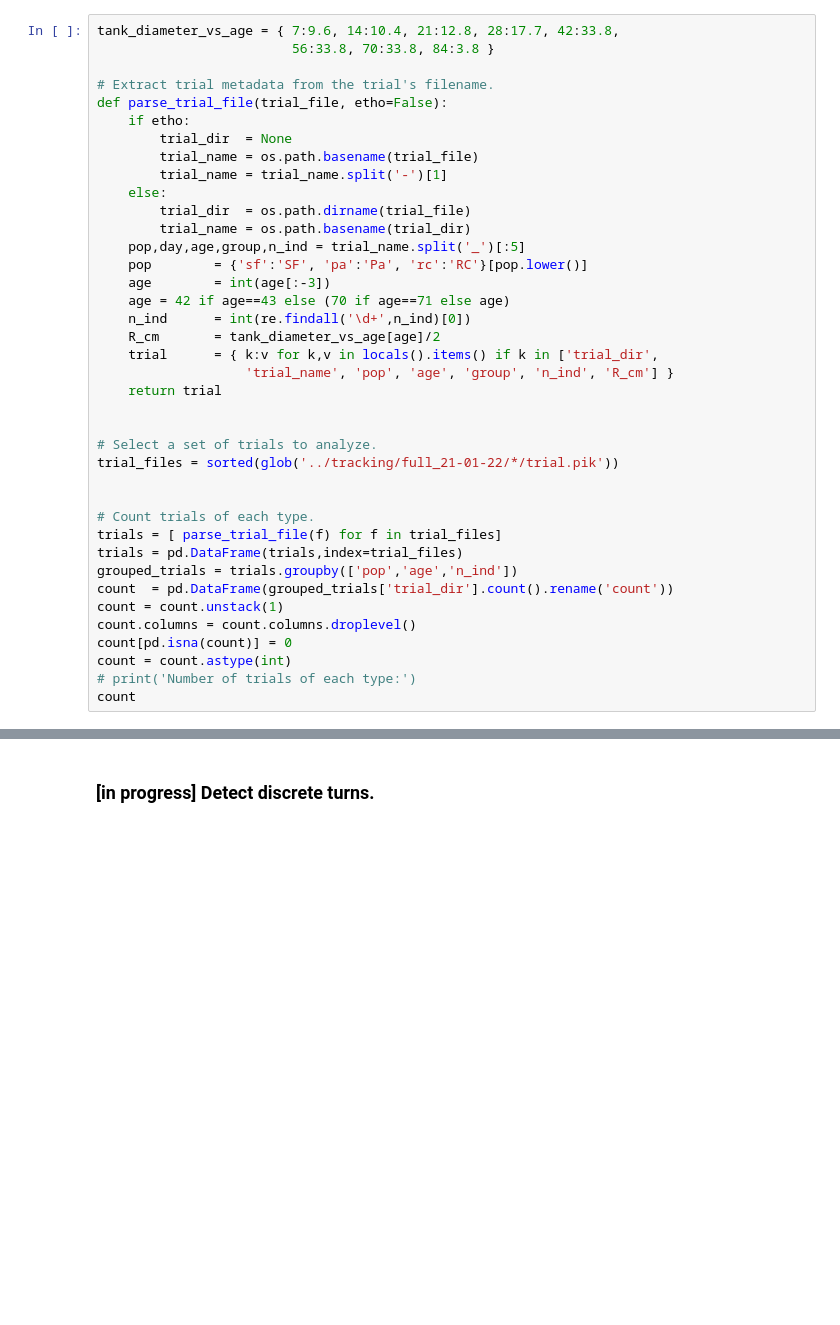
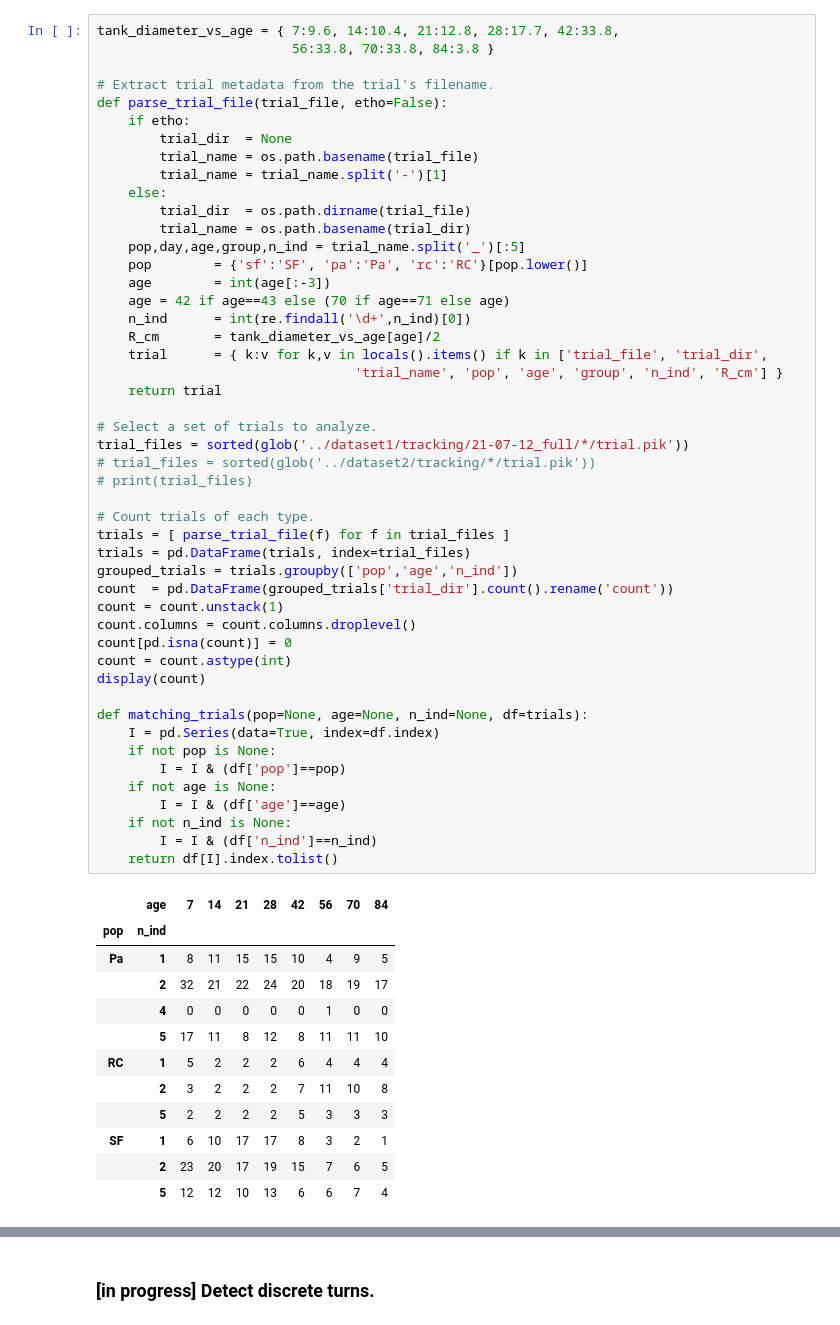
Before and after one commit to yffily/trilab-tracker, a Jupyter notebook: analyze.ipynb, the cells around one changed output, grey strips where cells are left out. Saved outputs shown, nothing was run; the diff lists cells and outputs as text; blank space fills up the shorter version.

```diff
--- a/analyze.ipynb
+++ b/analyze.ipynb
@@ -26,40 +31,62 @@ Prepare a dictionary of trials to analyze with basic info for each (path to tria
 # %%
 tank_diameter_vs_age = { 7:9.6, 14:10.4, 21:12.8, 28:17.7, 42:33.8,
                          56:33.8, 70:33.8, 84:3.8 }
 
 # Extract trial metadata from the trial's filename.
 def parse_trial_file(trial_file, etho=False):
     if etho:
         trial_dir  = None
         trial_name = os.path.basename(trial_file)
         trial_name = trial_name.split('-')[1]
     else:
         trial_dir  = os.path.dirname(trial_file)
         trial_name = os.path.basename(trial_dir)
     pop,day,age,group,n_ind = trial_name.split('_')[:5]
     pop        = {'sf':'SF', 'pa':'Pa', 'rc':'RC'}[pop.lower()]
     age        = int(age[:-3])
     age = 42 if age==43 else (70 if age==71 else age)
     n_ind      = int(re.findall('\d+',n_ind)[0])
     R_cm       = tank_diameter_vs_age[age]/2
-    trial      = { k:v for k,v in locals().items() if k in ['trial_dir',
-                   'trial_name', 'pop', 'age', 'group', 'n_ind', 'R_cm'] }
+    trial      = { k:v for k,v in locals().items() if k in ['trial_file', 'trial_dir',
+                                 'trial_name', 'pop', 'age', 'group', 'n_ind', 'R_cm'] }
     return trial
 
-
 # Select a set of trials to analyze.
-trial_files = sorted(glob('../tracking/full_21-01-22/*/trial.pik'))
-
+trial_files = sorted(glob('../dataset1/tracking/21-07-12_full/*/trial.pik'))
+# trial_files = sorted(glob('../dataset2/tracking/*/trial.pik'))
+# print(trial_files)
 
 # Count trials of each type.
-trials = [ parse_trial_file(f) for f in trial_files]
-trials = pd.DataFrame(trials,index=trial_files)
+trials = [ parse_trial_file(f) for f in trial_files ]
+trials = pd.DataFrame(trials, index=trial_files)
 grouped_trials = trials.groupby(['pop','age','n_ind'])
 count  = pd.DataFrame(grouped_trials['trial_dir'].count().rename('count'))
 count = count.unstack(1)
 count.columns = count.columns.droplevel()
 count[pd.isna(count)] = 0
 count = count.astype(int)
-# print('Number of trials of each type:')
-count
+display(count)
+
+def matching_trials(pop=None, age=None, n_ind=None, df=trials):
+    I = pd.Series(data=True, index=df.index)
+    if not pop is None:
+        I = I & (df['pop']==pop)
+    if not age is None:
+        I = I & (df['age']==age)
+    if not n_ind is None:
+        I = I & (df['n_ind']==n_ind)
+    return df[I].index.tolist()
+# %% [output]
+|  | age | 7 | 14 | 21 | 28 | 42 | 56 | 70 | 84 |
+| pop | n_ind |  |  |  |  |  |  |  |  |
+| Pa | 1 | 8 | 11 | 15 | 15 | 10 | 4 | 9 | 5 |
+|  | 2 | 32 | 21 | 22 | 24 | 20 | 18 | 19 | 17 |
+|  | 4 | 0 | 0 | 0 | 0 | 0 | 1 | 0 | 0 |
+|  | 5 | 17 | 11 | 8 | 12 | 8 | 11 | 11 | 10 |
+| RC | 1 | 5 | 2 | 2 | 2 | 6 | 4 | 4 | 4 |
+|  | 2 | 3 | 2 | 2 | 2 | 7 | 11 | 10 | 8 |
+|  | 5 | 2 | 2 | 2 | 2 | 5 | 3 | 3 | 3 |
+| SF | 1 | 6 | 10 | 17 | 17 | 8 | 3 | 2 | 1 |
+|  | 2 | 23 | 20 | 17 | 19 | 15 | 7 | 6 | 5 |
+|  | 5 | 12 | 12 | 10 | 13 | 6 | 6 | 7 | 4 |
 # %% [markdown]
```
Also changed, not shown: parts of 7 cells of this notebook, 3 other files.
